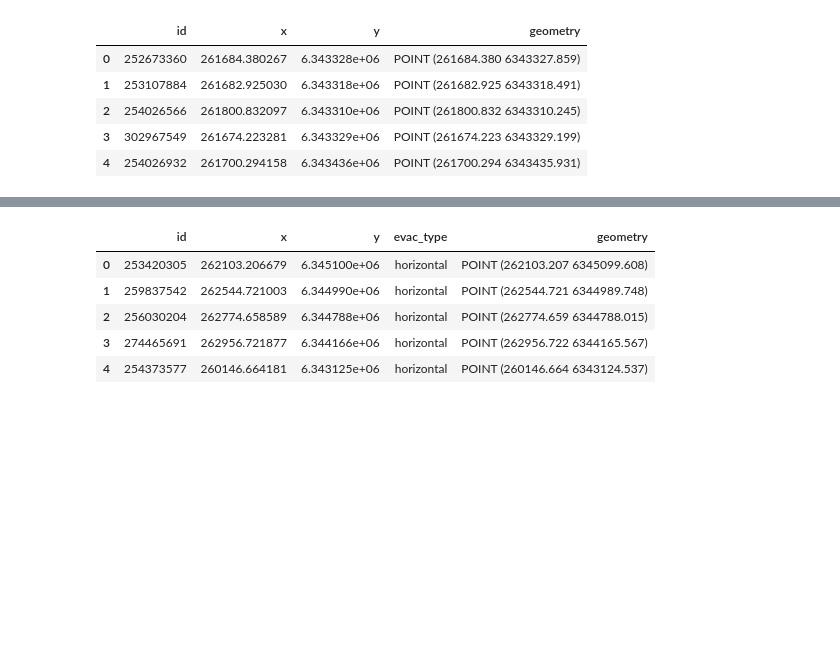
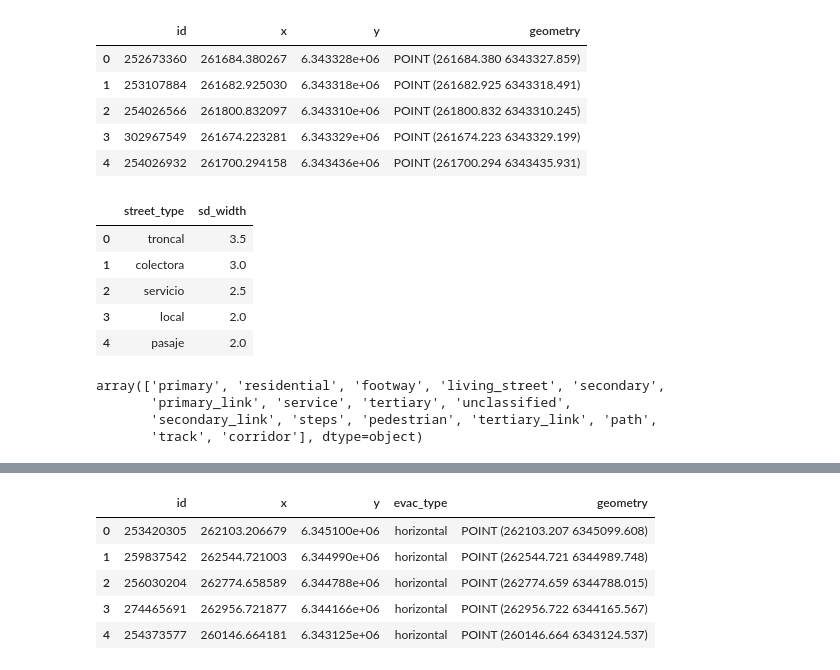
Before and after one commit to aoguedao/tsunami-vertical-evacuation, a Jupyter notebook: notebooks/preprocessing.ipynb, the cells around one changed output, grey strips where cells are left out. Drawn from its saved outputs; the diff is of its cells as text; code cells hidden in the pictures; blank space fills up the shorter version.

```diff
--- a/notebooks/urban_processing.ipynb
+++ b/notebooks/preprocessing.ipynb
@@ -17,8 +17,11 @@ from rasterio.plot import show
 %matplotlib inline
 # %%
 data_path = Path(".").resolve().parent / "vina_del_mar"
+tsunami_scenario = "tsunami_1985"
 epsg = "epsg:32719"
 urban_mask = gpd.read_file(data_path / "urban" / "urban_mask.shp").to_crs(epsg)
+vertical_evacuation_mask = gpd.read_file(data_path / "urban" / "vertical_evacuation_mask.shp").to_crs(epsg)
+sidewalks = pd.read_excel(data_path / "urban" / "sidewalks.xlsx")
 shelters_raw = gpd.read_file(data_path / "shelters" / "shelters_raw.shp").to_crs(epsg)
 elevation_filepath = data_path / "urban" / "urban_elevation.asc"
 elevation = rasterio.open(elevation_filepath)
@@ -125,6 +141,22 @@ urban_nodes.head()
 | 2 | 254026566 | 261800.832097 | 6.343310e+06 | POINT (261800.832 6343310.245) |
 | 3 | 302967549 | 261674.223281 | 6.343329e+06 | POINT (261674.223 6343329.199) |
 | 4 | 254026932 | 261700.294158 | 6.343436e+06 | POINT (261700.294 6343435.931) |
+# %%
+sidewalks
+# %% [output]
+|  | street_type | sd_width |
+| 0 | troncal | 3.5 |
+| 1 | colectora | 3.0 |
+| 2 | servicio | 2.5 |
+| 3 | local | 2.0 |
+| 4 | pasaje | 2.0 |
+# %%
+edges.highway.unique()
+# %% [output]
+array(['primary', 'residential', 'footway', 'living_street', 'secondary',
+       'primary_link', 'service', 'tertiary', 'unclassified',
+       'secondary_link', 'steps', 'pedestrian', 'tertiary_link', 'path',
+       'track', 'corridor'], dtype=object)
 # %%
 urban_network = (
     edges.reset_index()
```
Also changed, not shown: parts of 15 cells of this notebook, 2 other files.
